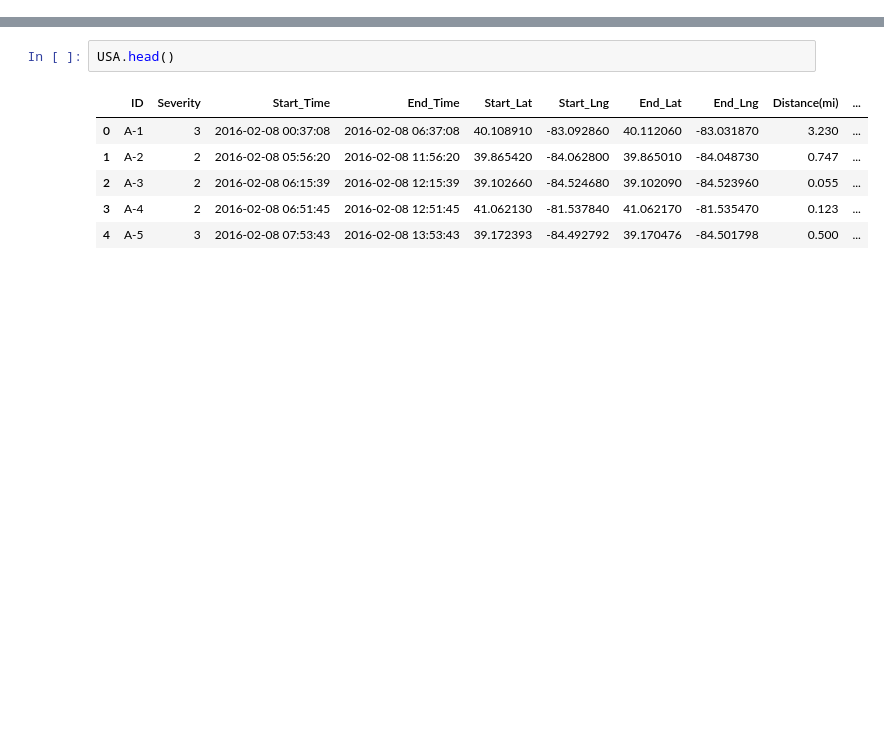
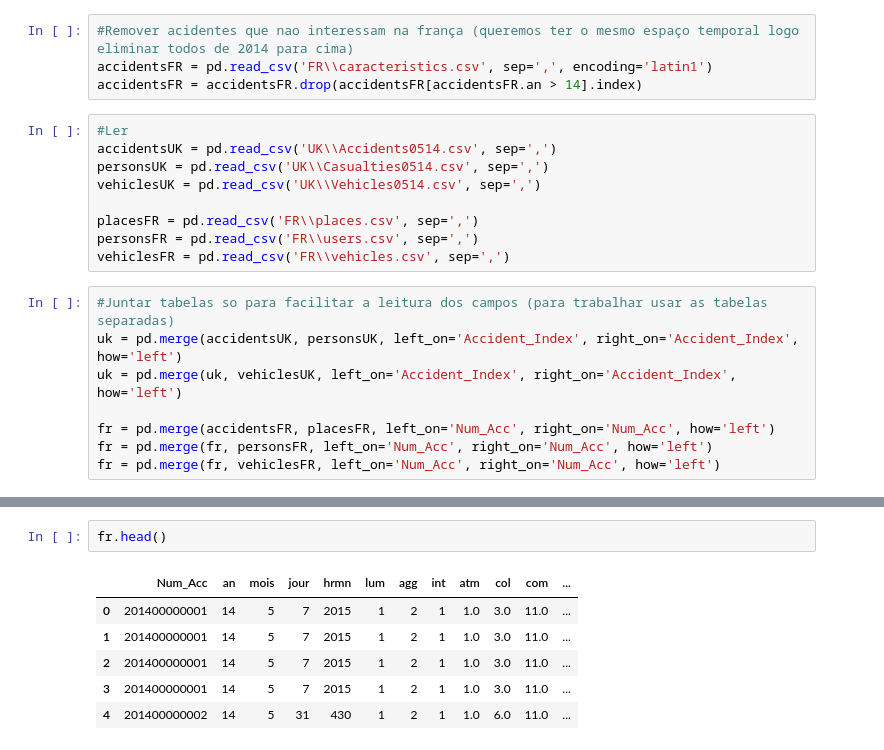
Before and after one commit to JotaCruz20/SGD2, a Jupyter notebook: 2º Projeto.ipynb, the cells around one changed output, grey strips where cells are left out. Drawn from its saved outputs; the diff is of its cells as text; blank space fills up the shorter version.

Commit message:
Usar franca em vez de USA, descricao dos campos da UK e FR

```diff
--- a/2º Projeto.ipynb
+++ b/2º Projeto.ipynb
@@ -10 +8,22 @@ pd.set_option('display.max_columns', None)
+# %%
+#Remover acidentes que nao interessam na frança (queremos ter o mesmo espaço temporal logo eliminar todos de 2014 para cima)
+accidentsFR = pd.read_csv('FR\\caracteristics.csv', sep=',', encoding='latin1')
+accidentsFR = accidentsFR.drop(accidentsFR[accidentsFR.an > 14].index)
+# %%
+#Ler
+accidentsUK = pd.read_csv('UK\\Accidents0514.csv', sep=',')
+personsUK = pd.read_csv('UK\\Casualties0514.csv', sep=',')
+vehiclesUK = pd.read_csv('UK\\Vehicles0514.csv', sep=',')
+
+placesFR = pd.read_csv('FR\\places.csv', sep=',')
+personsFR = pd.read_csv('FR\\users.csv', sep=',')
+vehiclesFR = pd.read_csv('FR\\vehicles.csv', sep=',')
+# %%
+#Juntar tabelas so para facilitar a leitura dos campos (para trabalhar usar as tabelas separadas)
+uk = pd.merge(accidentsUK, personsUK, left_on='Accident_Index', right_on='Accident_Index', how='left')
+uk = pd.merge(uk, vehiclesUK, left_on='Accident_Index', right_on='Accident_Index', how='left')
+
+fr = pd.merge(accidentsFR, placesFR, left_on='Num_Acc', right_on='Num_Acc', how='left')
+fr = pd.merge(fr, personsFR, left_on='Num_Acc', right_on='Num_Acc', how='left')
+fr = pd.merge(fr, vehiclesFR, left_on='Num_Acc', right_on='Num_Acc', how='left')
 # %%
@@ -48,9 +474,9 @@ LSOA_of_Accident_Location -> Código da lower layer do acidente<br>
 # %%
-USA.head()
+fr.head()
 # %% [output]
-|  | ID | Severity | Start_Time | End_Time | Start_Lat | Start_Lng | End_Lat | End_Lng | Distance(mi) | ... |
-| 0 | A-1 | 3 | 2016-02-08 00:37:08 | 2016-02-08 06:37:08 | 40.108910 | -83.092860 | 40.112060 | -83.031870 | 3.230 | ... |
-| 1 | A-2 | 2 | 2016-02-08 05:56:20 | 2016-02-08 11:56:20 | 39.865420 | -84.062800 | 39.865010 | -84.048730 | 0.747 | ... |
-| 2 | A-3 | 2 | 2016-02-08 06:15:39 | 2016-02-08 12:15:39 | 39.102660 | -84.524680 | 39.102090 | -84.523960 | 0.055 | ... |
-| 3 | A-4 | 2 | 2016-02-08 06:51:45 | 2016-02-08 12:51:45 | 41.062130 | -81.537840 | 41.062170 | -81.535470 | 0.123 | ... |
-| 4 | A-5 | 3 | 2016-02-08 07:53:43 | 2016-02-08 13:53:43 | 39.172393 | -84.492792 | 39.170476 | -84.501798 | 0.500 | ... |
+|  | Num_Acc | an | mois | jour | hrmn | lum | agg | int | atm | col | com | ... |
+| 0 | 201400000001 | 14 | 5 | 7 | 2015 | 1 | 2 | 1 | 1.0 | 3.0 | 11.0 | ... |
+| 1 | 201400000001 | 14 | 5 | 7 | 2015 | 1 | 2 | 1 | 1.0 | 3.0 | 11.0 | ... |
+| 2 | 201400000001 | 14 | 5 | 7 | 2015 | 1 | 2 | 1 | 1.0 | 3.0 | 11.0 | ... |
+| 3 | 201400000001 | 14 | 5 | 7 | 2015 | 1 | 2 | 1 | 1.0 | 3.0 | 11.0 | ... |
+| 4 | 201400000002 | 14 | 5 | 31 | 430 | 1 | 2 | 1 | 1.0 | 6.0 | 11.0 | ... |
```
Also changed, not shown: parts of 10 cells of this notebook, 1 other file.
